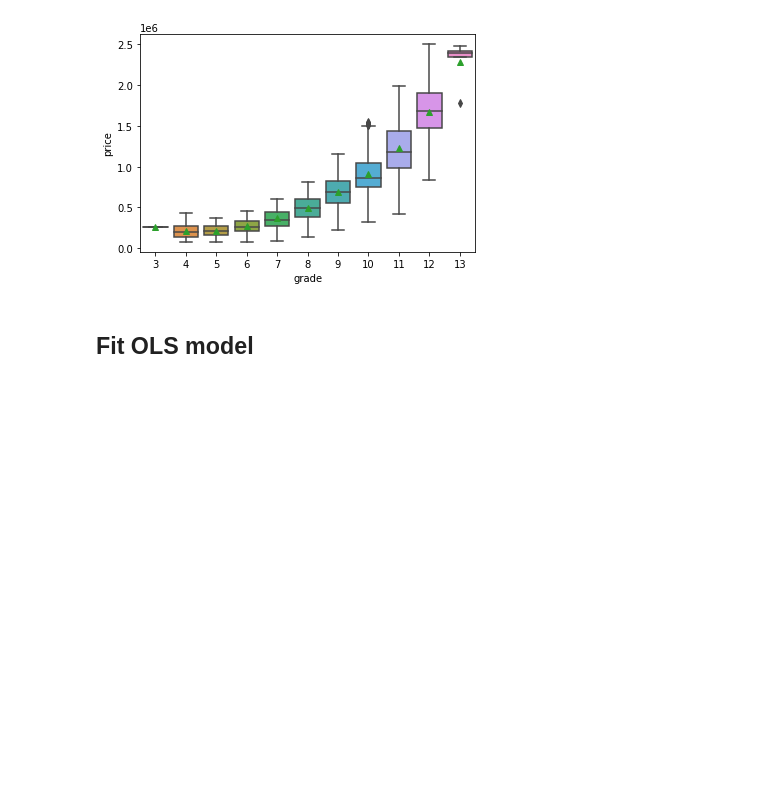
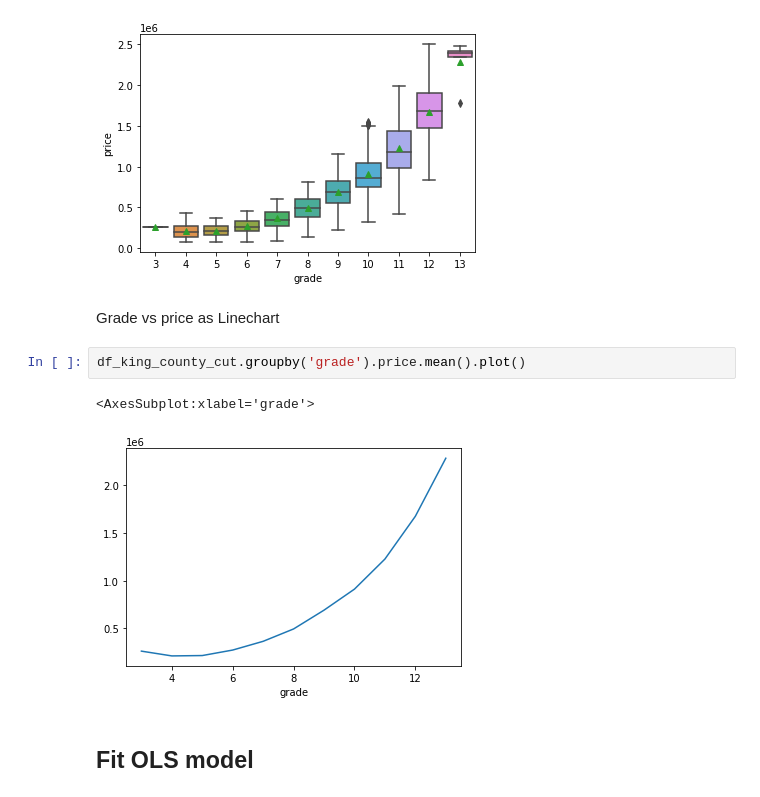
Before and after one commit to christine-berlin/house_price_predictions, a Jupyter notebook: notebooks/EDA.ipynb, the cells around one changed output. Cells and saved outputs as stored; diff of their text form; blank space fills up the shorter version.

```diff
--- a/notebooks/EDA.ipynb
+++ b/notebooks/EDA.ipynb
@@ -284,6 +286,13 @@ sns.boxplot(x='grade', y = 'price', data=df_king_county_cut, showmeans = True)
 # %% [output]
 <AxesSubplot:xlabel='grade', ylabel='price'>
 [figure]
+# %% [markdown]
+Grade vs price as Linechart
+# %%
+df_king_county_cut.groupby('grade').price.mean().plot()
+# %% [output]
+<AxesSubplot:xlabel='grade'>
+[figure, added]
 # %% [markdown]
 ## Fit OLS model
 # %%
```
Also changed, not shown: parts of 6 cells of this notebook.
